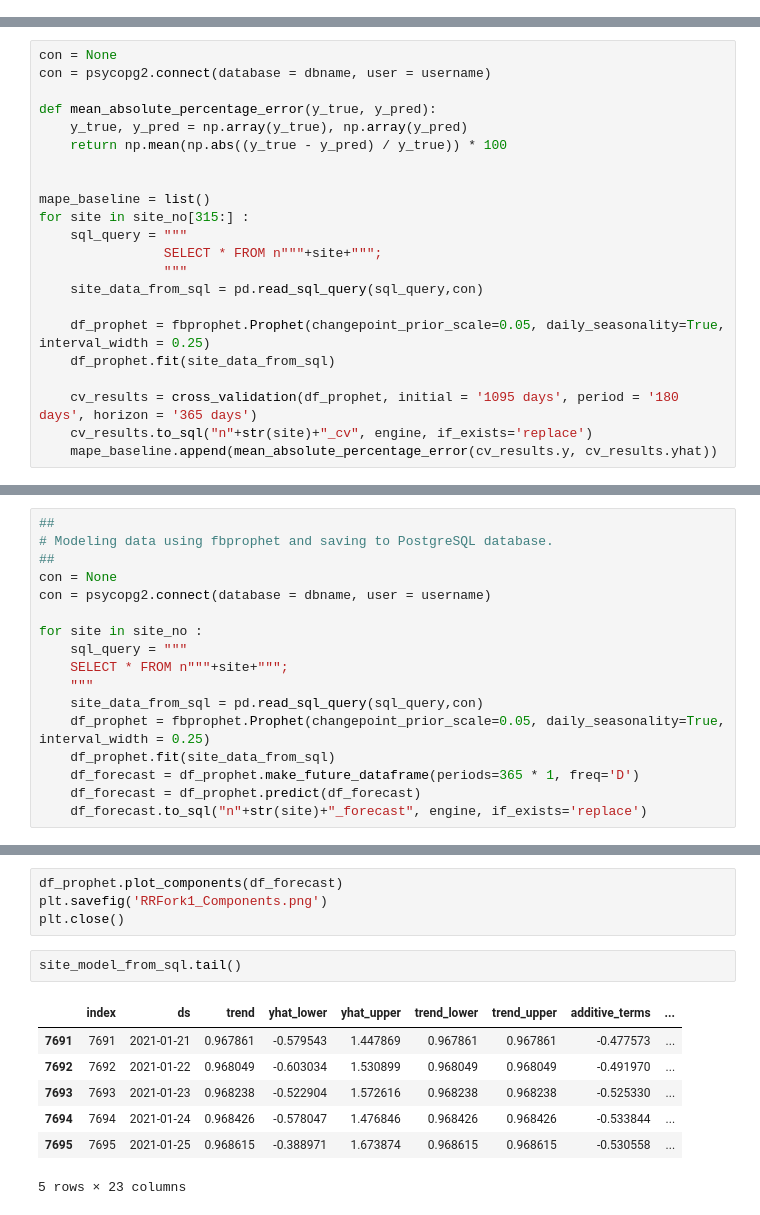
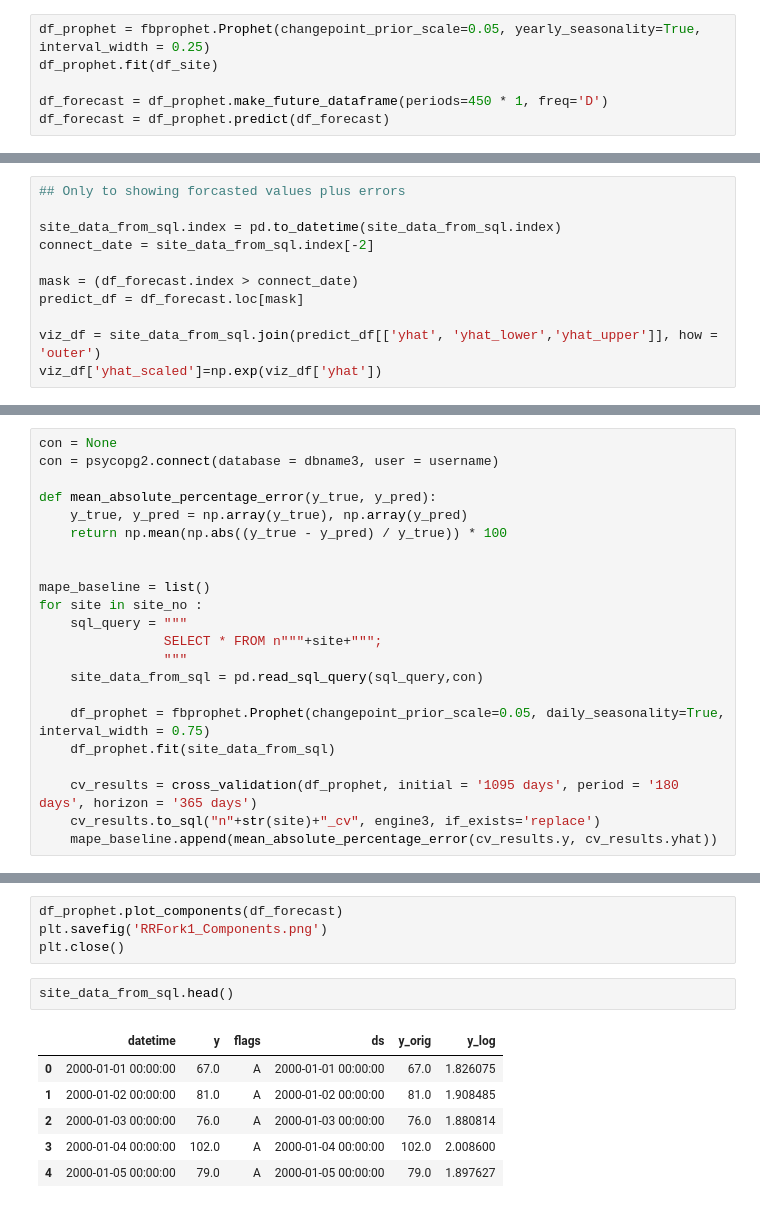
Before and after one commit to scadams11/InsightProject, a Jupyter notebook: 0-Get-Data.ipynb, the cells around one changed output, grey strips where cells are left out. Cells and saved outputs as stored; diff of their text form.

```diff
--- a/0-Get-Data.ipynb
+++ b/0-Get-Data.ipynb
@@ -55,0 +134,6 @@ if not database_exists(engine.url):
+# %%
+df_prophet = fbprophet.Prophet(changepoint_prior_scale=0.05, yearly_seasonality=True, interval_width = 0.25)
+df_prophet.fit(df_site)
+
+df_forecast = df_prophet.make_future_dataframe(periods=450 * 1, freq='D')
+df_forecast = df_prophet.predict(df_forecast)
@@ -55,0 +172,11 @@ if not database_exists(engine.url):
+# %%
+## Only to showing forcasted values plus errors
+
+site_data_from_sql.index = pd.to_datetime(site_data_from_sql.index)
+connect_date = site_data_from_sql.index[-2]
+
+mask = (df_forecast.index > connect_date)
+predict_df = df_forecast.loc[mask]
+
+viz_df = site_data_from_sql.join(predict_df[['yhat', 'yhat_lower','yhat_upper']], how = 'outer')
+viz_df['yhat_scaled']=np.exp(viz_df['yhat'])
@@ -131,7 +364,7 @@ print(flow_lower)
 [129.77860381352696, 205.5372636417656, 154.6292389192572]
 # %%
 con = None
-con = psycopg2.connect(database = dbname, user = username)
+con = psycopg2.connect(database = dbname3, user = username)
 
 def mean_absolute_percentage_error(y_true, y_pred):
     y_true, y_pred = np.array(y_true), np.array(y_pred)
@@ -139,17 +372,17 @@ def mean_absolute_percentage_error(y_true, y_pred):
 
 
 mape_baseline = list()
-for site in site_no[315:] :
+for site in site_no :
     sql_query = """
                 SELECT * FROM n"""+site+""";
                 """
     site_data_from_sql = pd.read_sql_query(sql_query,con)
 
-    df_prophet = fbprophet.Prophet(changepoint_prior_scale=0.05, daily_seasonality=True, interval_width = 0.25)
+    df_prophet = fbprophet.Prophet(changepoint_prior_scale=0.05, daily_seasonality=True, interval_width = 0.75)
     df_prophet.fit(site_data_from_sql)
 
     cv_results = cross_validation(df_prophet, initial = '1095 days', period = '180 days', horizon = '365 days')
-    cv_results.to_sql("n"+str(site)+"_cv", engine, if_exists='replace')
+    cv_results.to_sql("n"+str(site)+"_cv", engine3, if_exists='replace')
     mape_baseline.append(mean_absolute_percentage_error(cv_results.y, cv_results.yhat))
 # %% [output]
 INFO:fbprophet:Making 26 forecasts with cutoffs between 2006-10-02 00:00:00 and 2019-01-27 00:00:00
@@ -333,17 +528,0 @@ for site in site_no :
-# %%
-##
-# Modeling data using fbprophet and saving to PostgreSQL database.
-##
-con = None
-con = psycopg2.connect(database = dbname, user = username)
-
-for site in site_no :
-    sql_query = """
-    SELECT * FROM n"""+site+""";
-    """
-    site_data_from_sql = pd.read_sql_query(sql_query,con)
-    df_prophet = fbprophet.Prophet(changepoint_prior_scale=0.05, daily_seasonality=True, interval_width = 0.25)
-    df_prophet.fit(site_data_from_sql)
-    df_forecast = df_prophet.make_future_dataframe(periods=365 * 1, freq='D')
-    df_forecast = df_prophet.predict(df_forecast)
-    df_forecast.to_sql("n"+str(site)+"_forecast", engine, if_exists='replace')
@@ -385,13 +546,12 @@ df_forecast = df_prophet.predict(df_forecast)
 df_prophet.plot_components(df_forecast)
 plt.savefig('RRFork1_Components.png')
 plt.close()
-# %%
-site_model_from_sql.tail()
-# %% [output]
-|  | index | ds | trend | yhat_lower | yhat_upper | trend_lower | trend_upper | additive_terms | ... |
-| 7691 | 7691 | 2021-01-21 | 0.967861 | -0.579543 | 1.447869 | 0.967861 | 0.967861 | -0.477573 | ... |
-| 7692 | 7692 | 2021-01-22 | 0.968049 | -0.603034 | 1.530899 | 0.968049 | 0.968049 | -0.491970 | ... |
-| 7693 | 7693 | 2021-01-23 | 0.968238 | -0.522904 | 1.572616 | 0.968238 | 0.968238 | -0.525330 | ... |
-| 7694 | 7694 | 2021-01-24 | 0.968426 | -0.578047 | 1.476846 | 0.968426 | 0.968426 | -0.533844 | ... |
-| 7695 | 7695 | 2021-01-25 | 0.968615 | -0.388971 | 1.673874 | 0.968615 | 0.968615 | -0.530558 | ... |
-5 rows × 23 columns
+# %%
+site_data_from_sql.head()
+# %% [output]
+|  | datetime | y | flags | ds | y_orig | y_log |
+| 0 | 2000-01-01 00:00:00 | 67.0 | A | 2000-01-01 00:00:00 | 67.0 | 1.826075 |
+| 1 | 2000-01-02 00:00:00 | 81.0 | A | 2000-01-02 00:00:00 | 81.0 | 1.908485 |
+| 2 | 2000-01-03 00:00:00 | 76.0 | A | 2000-01-03 00:00:00 | 76.0 | 1.880814 |
+| 3 | 2000-01-04 00:00:00 | 102.0 | A | 2000-01-04 00:00:00 | 102.0 | 2.008600 |
+| 4 | 2000-01-05 00:00:00 | 79.0 | A | 2000-01-05 00:00:00 | 79.0 | 1.897627 |
```
Also changed, not shown: parts of 30 cells of this notebook, 32 other files.
